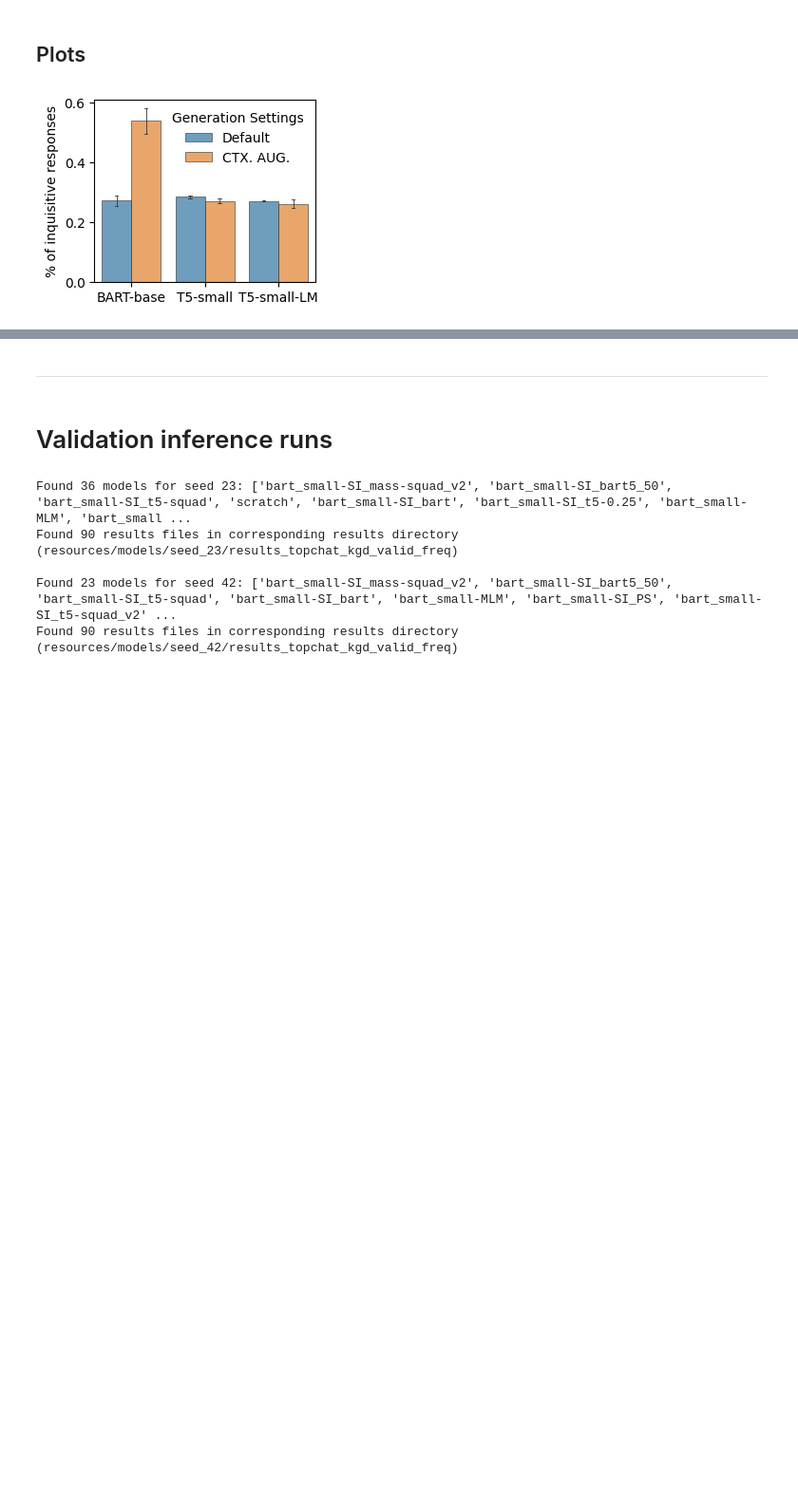
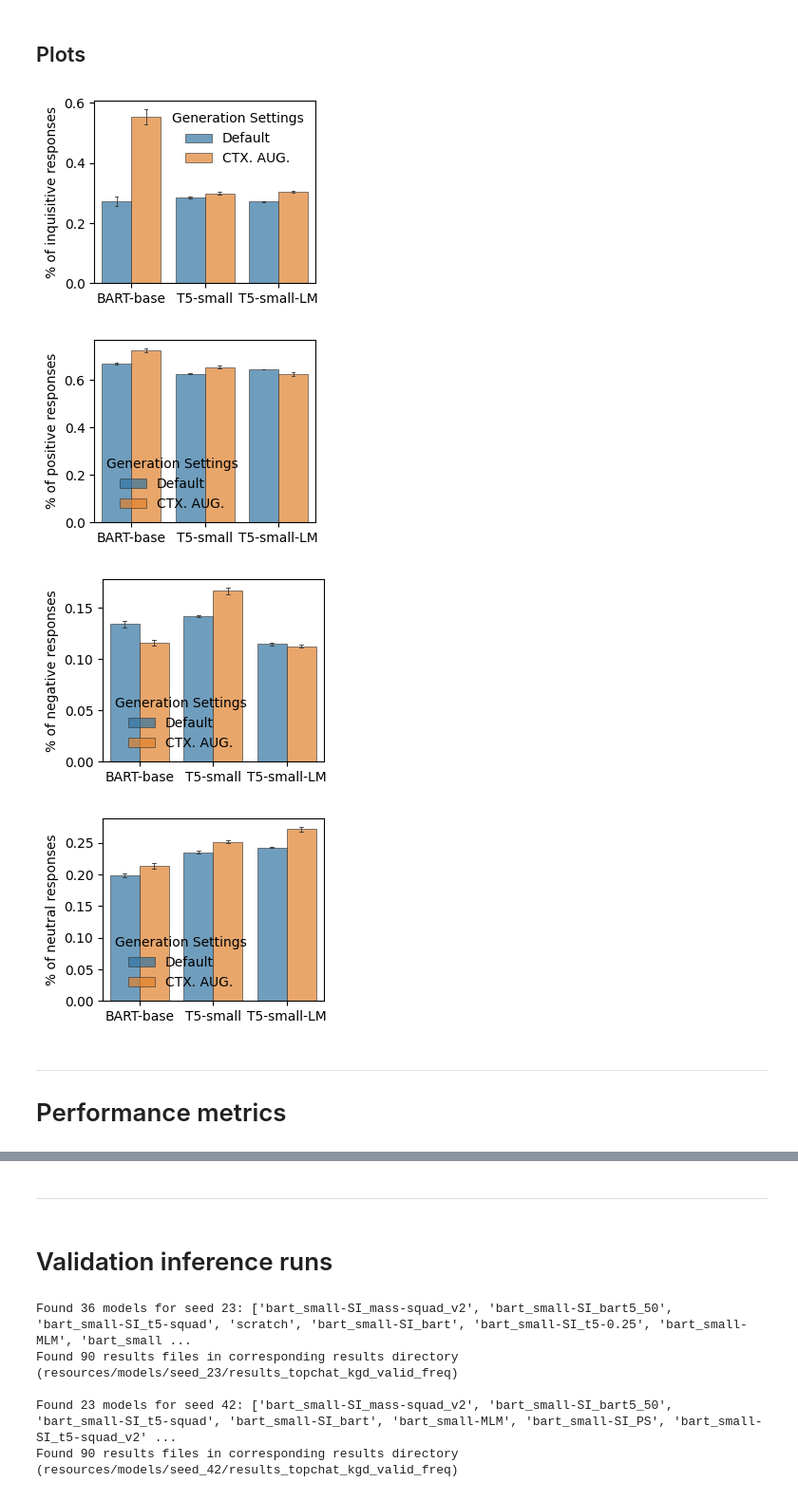
Before and after one commit to ZurichNLP/understanding-ctx-aug, a Jupyter notebook: summarize_results.ipynb, the cells around one changed output, grey strips where cells are left out. Shown at 95% size. Cells and saved outputs as stored; diff of their text form; code cells hidden in the pictures; blank space fills up the shorter version.

Commit message:
analyse results

```diff
--- a/summarize_results.ipynb
+++ b/summarize_results.ipynb
@@ -216,6 +225,6 @@ def load_results_dataframe(result_file_list: List, verbose: bool = False) -> pd.
         print(f'Dataframe has {len(df)} entries')
     return df
 
-df = get_all_results([23, 42, 1984], results_dir='results_topchat_kgd_test_freq', build_dataframe=True)
+df = get_all_results([23, 42, 1984], results_dir='results_topchat_kgd_test_freq_221102', build_dataframe=True)
 df.head(8)
 # %% [output]
@@ -643,17 +627,32 @@ name_mapping = {
     'default': 'Default',
     'qu_ctxt_aug1': 'CTX. AUG. + ATTN. BIAS = 1',
     'qu_ctxt_aug5': 'CTX. AUG.',
+    'pos_sent_ctxt_aug5': 'CTX. AUG.',
+    'neg_sent_ctxt_aug5': 'CTX. AUG.',
+    'neu_sent_ctxt_aug5': 'CTX. AUG.',
+    'pos_sents': '% of positive responses',
+    'neg_sents': '% of negative responses',
+    'neu_sents': '% of neutral responses',
     'SI(BART)': "$\mathregular{SI_{BART}}$",
     'SI(MASS)': "$\mathregular{SI_{MASS}}$",
     'SI(T5)': "$\mathregular{SI_{T5}}$",
+    'bart_small_rndm': "No PT",
     'rouge1_s': 'ROUGE-1 (src)',
     'bleu_t': 'BLEU',
     'ppl_mean': 'PPL',
+    "intra_dist1": "Dist-1 (intra)",
+    "inter_dist1": "Dist-1 (inter)",
+    "self_bleu": "Self-BLEU",
+    "bleu_t": "BLEU",
+    "rouge1_t": "ROUGE-1",
+    "rouge2_t": "ROUGE-2",
+    "rougeL_t": "ROUGE-L",
+    "meteor_t": "METEOR",
+    "novelty_s_1gram": "% novel N-grams",
+    "uniq": "% unique responses",
 }
 # %%
-
-
-def build_barplot(df, models, gen_settings, tgt_metric="qc_turn_level", save_as=None): #data: Dict, title: str, baseline_reference_data: Optional[Dict], min_val: float = 0.0, max_val: float = 1.0, verbose: bool = False):
+def contrastive_gen_settings_barplot(df, models, gen_settings, tgt_metric, save_as=None): #data: Dict, title: str, baseline_reference_data: Optional[Dict], min_val: float = 0.0, max_val: float = 1.0, verbose: bool = False):
 
     # setup figure, axes
     fig, ax = plt.subplots(nrows=1, ncols=1, figsize=(3, 2.5))
@@ -671,36 +670,44 @@ def build_barplot(df, models, gen_settings, tgt_metric="qc_turn_level", save_as=
         order=models,
         hue_order=gen_settings,
         alpha=0.7,
         capsize=.05,
         errwidth=0.6,
         errcolor=".2",
         linewidth=0.6,
         edgecolor=".2",
         palette='tab10',
         ax=ax,
-
     )
 
     # make plot pretty
     ax.set(xlabel=None, ylabel=name_mapping.get(tgt_metric, tgt_metric), title=None)
 
     labels = [name_mapping.get(item.get_text(), item.get_text()) for item in ax.get_xticklabels()] # https://stackoverflow.com/questions/11244514/modify-tick-label-text
     ax.set_xticklabels(labels)
 
+
     # make legend pretty
     handles, labels = ax.get_legend_handles_labels()
-    labels = [name_mapping.get(label, label) for label in labels]
-    ax.legend(handles, labels, title="Generation Settings", frameon=False)
+    if labels:
+        labels = [name_mapping.get(label, label) for label in labels]
+        ax.legend(handles, labels, title="Generation Settings", frameon=False)
 
     if save_as is not None:
+        print('fsaving to {save_as}.* ...')
         plt.savefig(save_as+'.pdf', bbox_inches='tight', dpi=300)
         plt.savefig(save_as+'.png', bbox_inches='tight', dpi=300)
 
     return
 
 subset_models = ['bart_base', 't5_small', 't5_lm_small']
 subset_gen_settings = ['default', 'qu_ctxt_aug5']
-build_barplot(df, subset_models, subset_gen_settings)
-# build_barplot(df, subset_models, subset_gen_settings, save_as='resources/plots/public_models_qc')
+contrastive_gen_settings_barplot(df, subset_models, subset_gen_settings, tgt_metric="qc_turn_level")
+contrastive_gen_settings_barplot(df, subset_models, ['default', 'pos_sent_ctxt_aug5'], tgt_metric="pos_sents")
+contrastive_gen_settings_barplot(df, subset_models, ['default', 'neg_sent_ctxt_aug5'], tgt_metric="neg_sents")
+contrastive_gen_settings_barplot(df, subset_models, ['default', 'neu_sent_ctxt_aug5'], tgt_metric="neu_sents")
+# contrastive_gen_settings_barplot(df, subset_models, subset_gen_settings, save_as='resources/plots/public_models_qc')
 # %% [output]
-[figure, old version]
+[figure, new version]
+[figure, added]
+[figure, added]
+[figure, added]
@@ -710,0 +714,3 @@ build_barplot(df, subset_models, subset_gen_settings)
+# %% [markdown]
+---
+# Performance metrics
```
Also changed, not shown: parts of 21 cells of this notebook, 2 other files.
